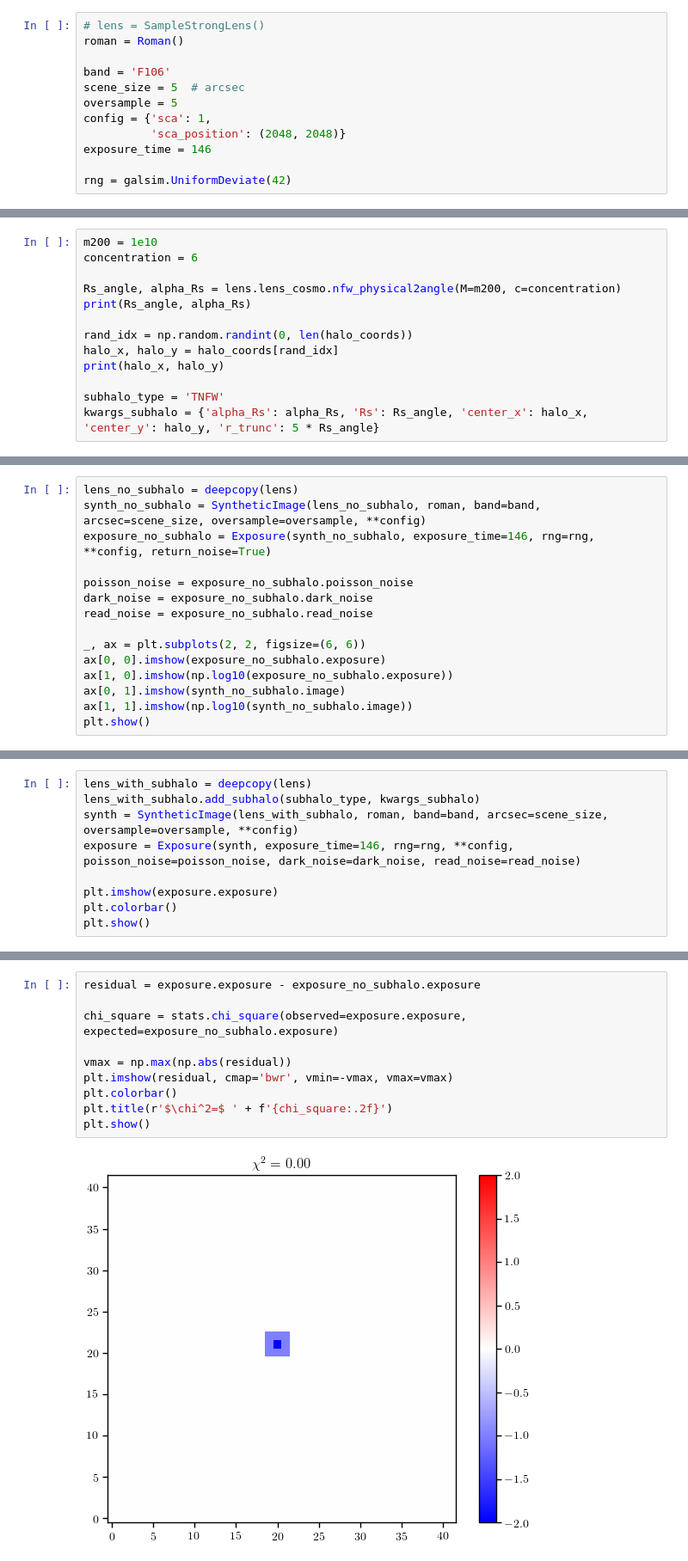
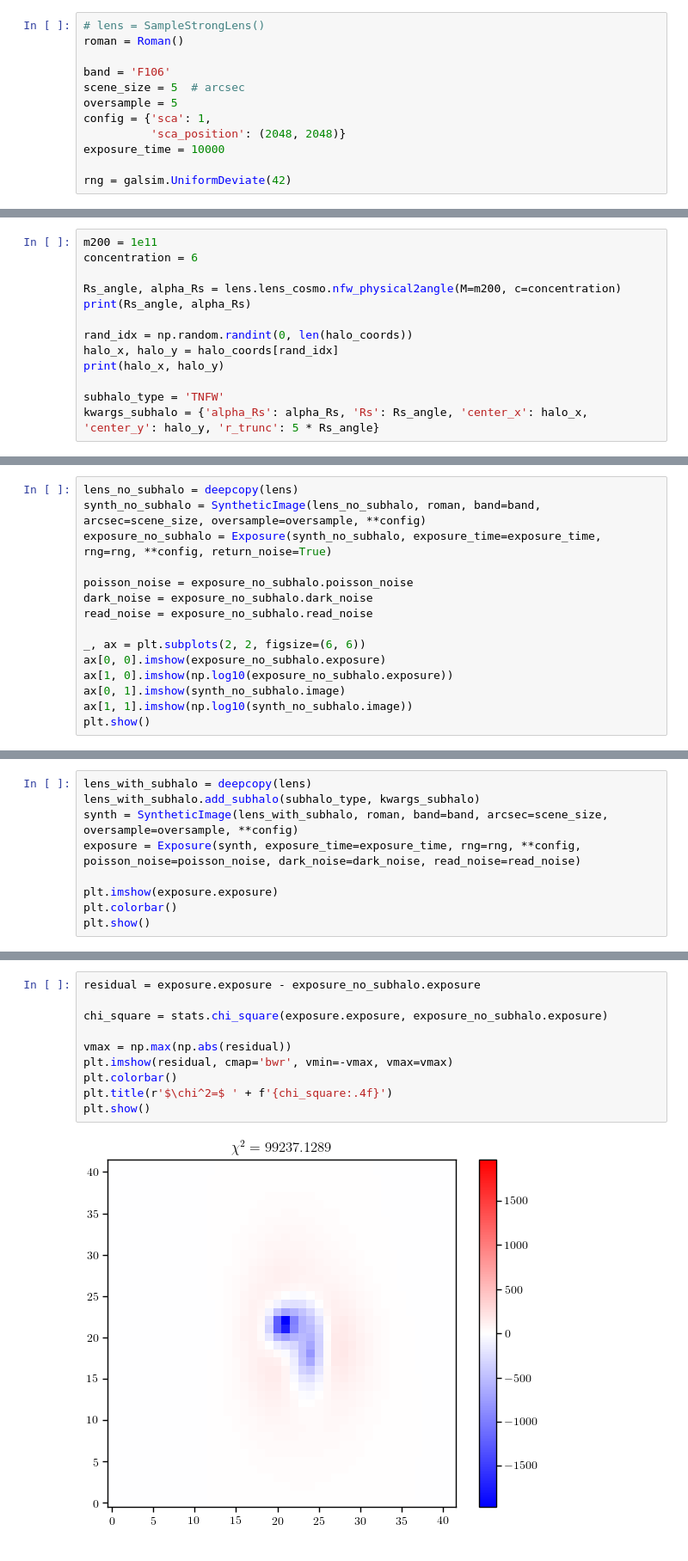
Before and after one commit to AstroMusers/mejiro, a Jupyter notebook: notebooks/dev/lowest_detectable_subhalo_mass.ipynb, the cells around one changed output, grey strips where cells are left out. Shown at 86% size. Drawn from its saved outputs; the diff is of its cells as text.

```diff
--- a/notebooks/dev/lowest_detectable_subhalo_mass.ipynb
+++ b/notebooks/dev/lowest_detectable_subhalo_mass.ipynb
@@ -68,7 +68,7 @@ scene_size = 5  # arcsec
 oversample = 5
 config = {'sca': 1,
           'sca_position': (2048, 2048)}
-exposure_time = 146
+exposure_time = 10000
 
 rng = galsim.UniformDeviate(42)
 # %%
@@ -120,5 +120,5 @@ plt.show()
 # %%
-m200 = 1e10
+m200 = 1e11
 concentration = 6
 
 Rs_angle, alpha_Rs = lens.lens_cosmo.nfw_physical2angle(M=m200, c=concentration)
@@ -136,7 +136,7 @@ kwargs_subhalo = {'alpha_Rs': alpha_Rs, 'Rs': Rs_angle, 'center_x': halo_x, 'cen
 # %%
 lens_no_subhalo = deepcopy(lens)
 synth_no_subhalo = SyntheticImage(lens_no_subhalo, roman, band=band, arcsec=scene_size, oversample=oversample, **config)
-exposure_no_subhalo = Exposure(synth_no_subhalo, exposure_time=146, rng=rng, **config, return_noise=True)
+exposure_no_subhalo = Exposure(synth_no_subhalo, exposure_time=exposure_time, rng=rng, **config, return_noise=True)
 
 poisson_noise = exposure_no_subhalo.poisson_noise
 dark_noise = exposure_no_subhalo.dark_noise
@@ -156,7 +156,7 @@ Initialized SyntheticImage for StrongLens 00000099 by Roman in F106 band
 lens_with_subhalo = deepcopy(lens)
 lens_with_subhalo.add_subhalo(subhalo_type, kwargs_subhalo)
 synth = SyntheticImage(lens_with_subhalo, roman, band=band, arcsec=scene_size, oversample=oversample, **config)
-exposure = Exposure(synth, exposure_time=146, rng=rng, **config, poisson_noise=poisson_noise, dark_noise=dark_noise, read_noise=read_noise)
+exposure = Exposure(synth, exposure_time=exposure_time, rng=rng, **config, poisson_noise=poisson_noise, dark_noise=dark_noise, read_noise=read_noise)
 
 plt.imshow(exposure.exposure)
 plt.colorbar()
@@ -168,12 +168,12 @@ Initialized SyntheticImage for StrongLens 00000099 by Roman in F106 band
 # %%
 residual = exposure.exposure - exposure_no_subhalo.exposure
 
-chi_square = stats.chi_square(observed=exposure.exposure, expected=exposure_no_subhalo.exposure)
+chi_square = stats.chi_square(exposure.exposure, exposure_no_subhalo.exposure)
 
 vmax = np.max(np.abs(residual))
 plt.imshow(residual, cmap='bwr', vmin=-vmax, vmax=vmax)
 plt.colorbar()
-plt.title(r'$\chi^2=$ ' + f'{chi_square:.2f}')
+plt.title(r'$\chi^2=$ ' + f'{chi_square:.4f}')
 plt.show()
 # %% [output]
-[figure, old version]
+[figure, new version]
```
Also changed, not shown: parts of 8 cells of this notebook, 8 other files.
